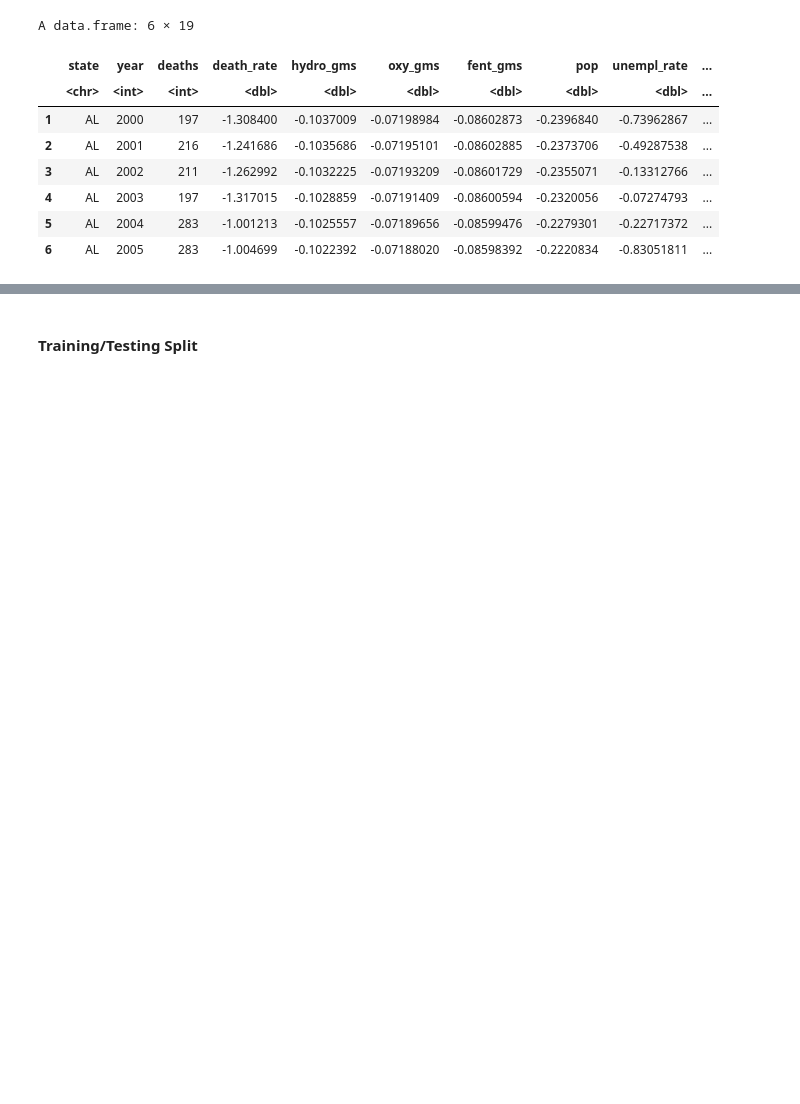
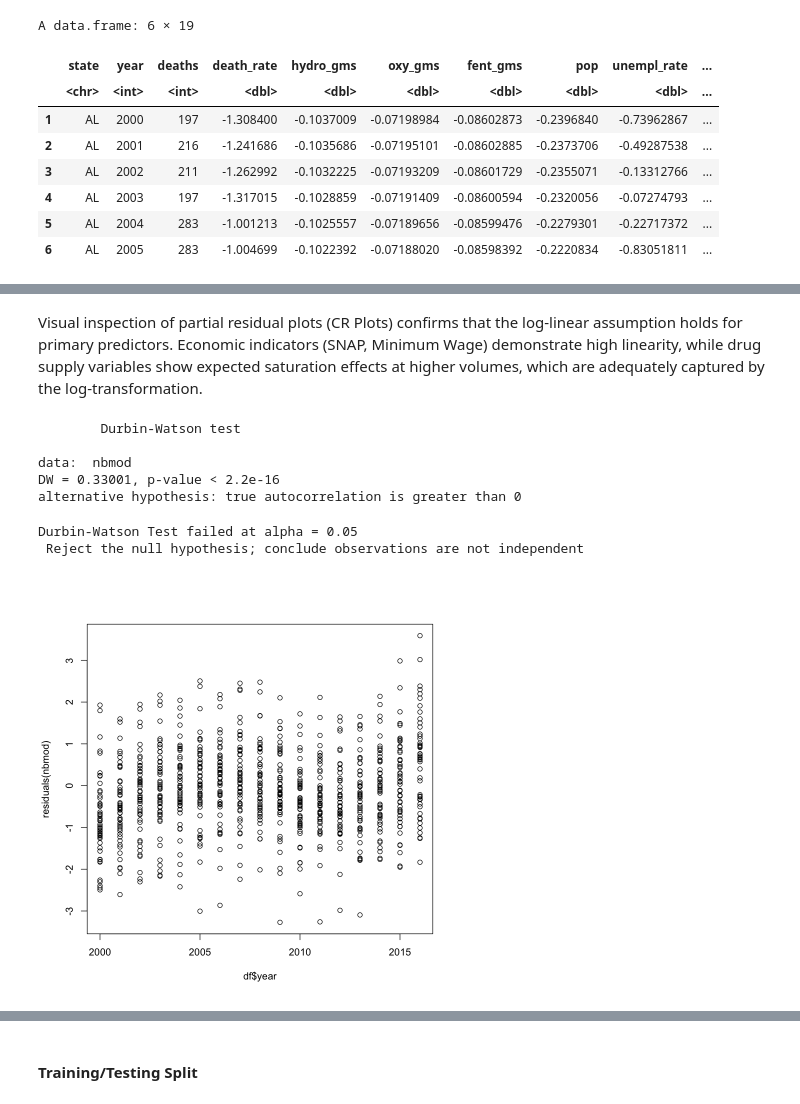
Before and after one commit to amberteetsel/opioid-crisis, a Jupyter notebook: src/neg_binom.ipynb, the cells around one changed output, grey strips where cells are left out. Cells and saved outputs as stored; diff of their text form; code cells hidden in the pictures; blank space fills up the shorter version.

```diff
--- a/src/neg_binom.ipynb
+++ b/src/neg_binom.ipynb
@@ -135,0 +185,31 @@ snap_rate    0.15934    0.01792    8.890  < 2e-16 ***
+# %% [markdown]
+Visual inspection of partial residual plots (CR Plots) confirms that the log-linear assumption holds for primary predictors. Economic indicators (SNAP, Minimum Wage) demonstrate high linearity, while drug supply variables show expected saturation effects at higher volumes, which are adequately captured by the log-transformation.
+# %%
+# Independence of Observations
+# Tricky because we're tracking states over multiple years
+# E.g. Alabama deaths in 2005 is not independent from Alabama deaths in 2004
+
+# Durbin-Watson Test
+dwtest(nbmod)
+
+dw_pval <- dwtest(nbmod)$p.value
+
+if (dw_pval < 0.05) {
+  cat("Durbin-Watson Test failed at alpha = 0.05", "\n",
+      "Reject the null hypothesis; conclude observations are not independent")
+} else {
+  cat("Passed Durbin-Watson Test!", "\n",
+      "Conclude observations are independent")
+}
+
+# Plot residuals over time to see the 'streaks'
+plot(df$year, residuals(nbmod))
+# %% [output]
+        Durbin-Watson test
+
+data:  nbmod
+DW = 0.33001, p-value < 2.2e-16
+alternative hypothesis: true autocorrelation is greater than 0
+Durbin-Watson Test failed at alpha = 0.05
+ Reject the null hypothesis; conclude observations are not independent
+[figure, added]
```
Also changed, not shown: parts of 13 cells of this notebook, 1 other file.
